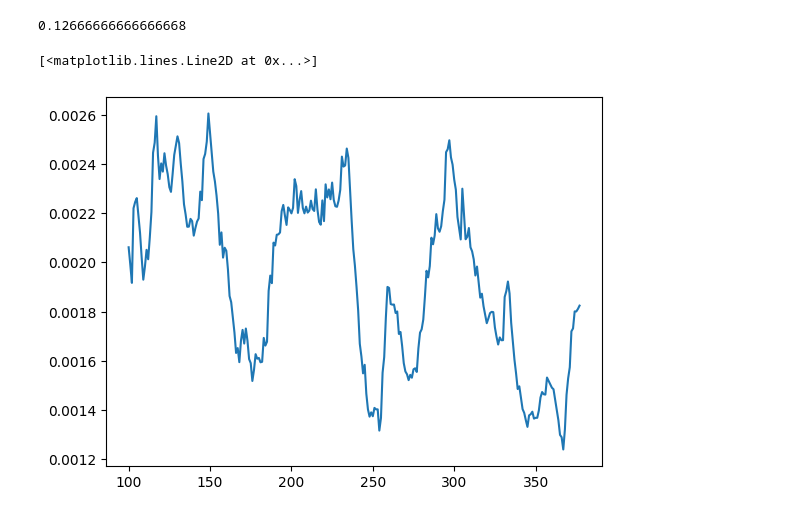
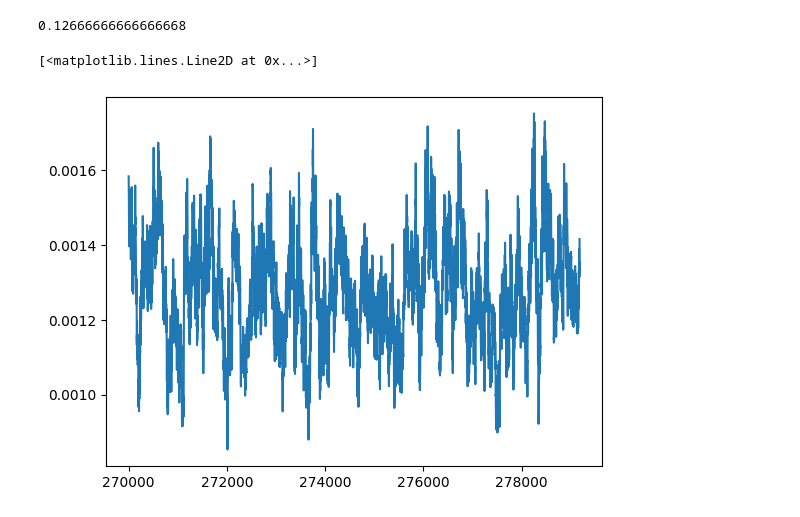
Before and after one commit to BradyWynn/snake, a Jupyter notebook: Snake.ipynb, the cells around one changed output. Cells and saved outputs as stored; diff of their text form; code cells hidden in the pictures.

```diff
--- a/Snake.ipynb
+++ b/Snake.ipynb
@@ -7,6 +7,8 @@ import json
 %matplotlib inline
 # %%
 board_size = 30
+device = torch.device('cuda')
+batch_size = 32
 # %%
 class MLP(nn.Module):
     def __init__(self):
@@ -61,27 +79,25 @@ running_loss = 1
 # %%
 loss_function = nn.MSELoss()
-optimizer = torch.optim.Adam(mlp.parameters(), lr=1e-3)
+optimizer = torch.optim.Adam(mlp.parameters(), lr=1e-5)
 # %%
-batch_size = 32
-
-for epoch in range(1000):
+while True:
     dataset, moves, length = game_sim()
 
     for sample in dataset:
         rand = int(np.random.rand() * len(train))
         sample.append(length/900)
         train.append(sample)
-        if len(train) > 1000:
+        if len(train) > 10000:
             train.remove(train[rand])
 
-    batch = torch.zeros(1, 1, 30, 30)
-    labels = torch.zeros(batch_size, 1)
+    batch = torch.zeros(1, 1, 30, 30, device=device)
+    labels = torch.zeros(batch_size, 1, device=device)
 
     for i in range(batch_size):
         rand = int(np.random.rand() * len(train))
         sample = train[rand][:len(train[rand]) - 1]
         labels[i] = train[rand][len(train[rand]) - 1:][0]
-        board = torch.zeros(board_size, board_size)
+        board = torch.zeros(board_size, board_size, device=device)
         for number, tupl in enumerate(sample):
             board[tupl] = ((number + 1)/len(sample))
         batch = torch.cat([batch, board.view(1, 1, 30, 30)], dim=0)
@@ -245,11 +244,11 @@ MLP(
 # %%
 smooth = 1
 x = np.arange(len(losses)/smooth)
 y = torch.tensor(losses).view(smooth, -1).mean(0)
-plt.plot(x[100:], y[100:])
+plt.plot(x[270000:], y[270000:])
 # %% [output]
 [<matplotlib.lines.Line2D at 0x...>]
-[figure, old version]
+[figure, new version]
 # %%
 def game_sim():
     snake = [(14, 14)]
```
Also changed, not shown: parts of 6 cells of this notebook, 3 other files.
